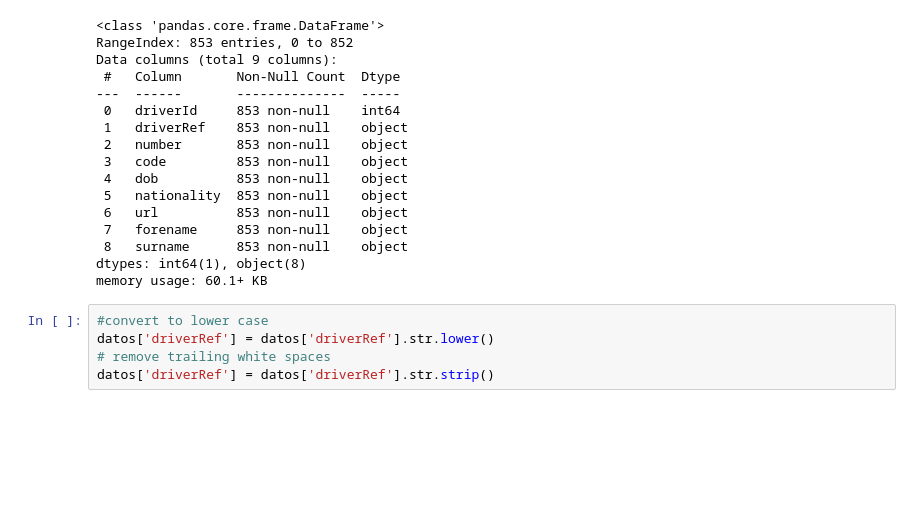
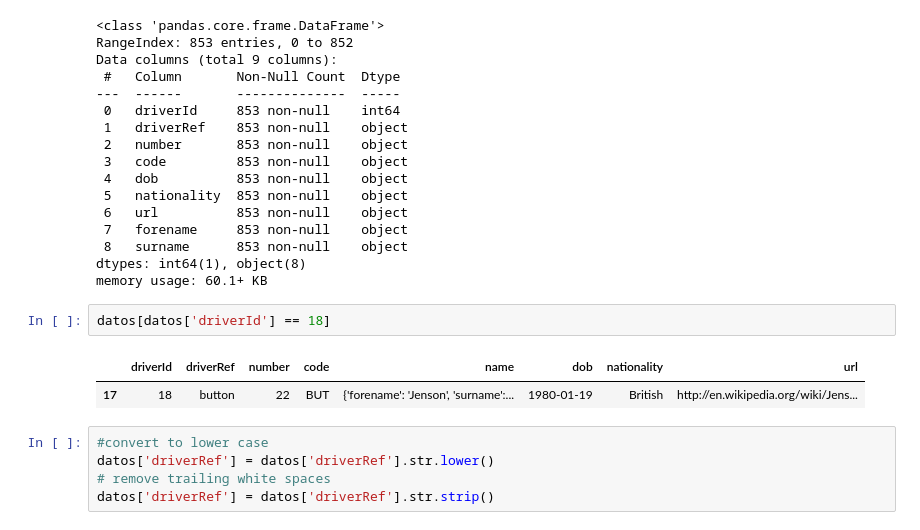
Before and after one commit to bparedes21/CreaciondeAPI, a Jupyter notebook: Datasets/pandas/drivers_jupyter.ipynb, the cells around one changed output. Saved outputs shown, nothing was run; the diff lists cells and outputs as text; blank space fills up the shorter version.

```diff
--- a/Datasets/pandas/drivers_jupyter.ipynb
+++ b/Datasets/pandas/drivers_jupyter.ipynb
@@ -80,6 +80,11 @@ Data columns (total 9 columns):
  8   surname      853 non-null    object
 dtypes: int64(1), object(8)
 memory usage: 60.1+ KB
+# %%
+datos[datos['driverId'] == 18]
+# %% [output]
+|  | driverId | driverRef | number | code | name | dob | nationality | url |
+| 17 | 18 | button | 22 | BUT | {'forename': 'Jenson', 'surname':... | 1980-01-19 | British | http://en.wikipedia.org/wiki/Jens... |
 # %%
 #convert to lower case
 datos['driverRef'] = datos['driverRef'].str.lower()
```
Also changed, not shown: 11 other files.
